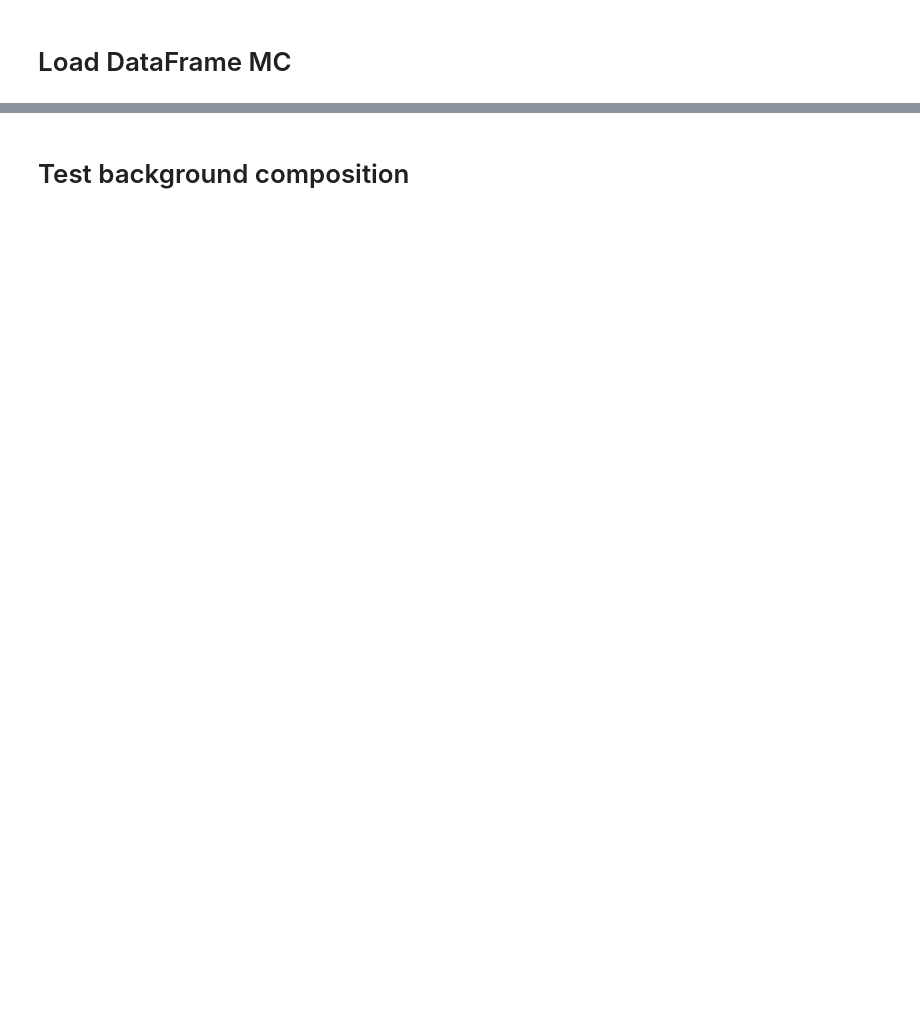
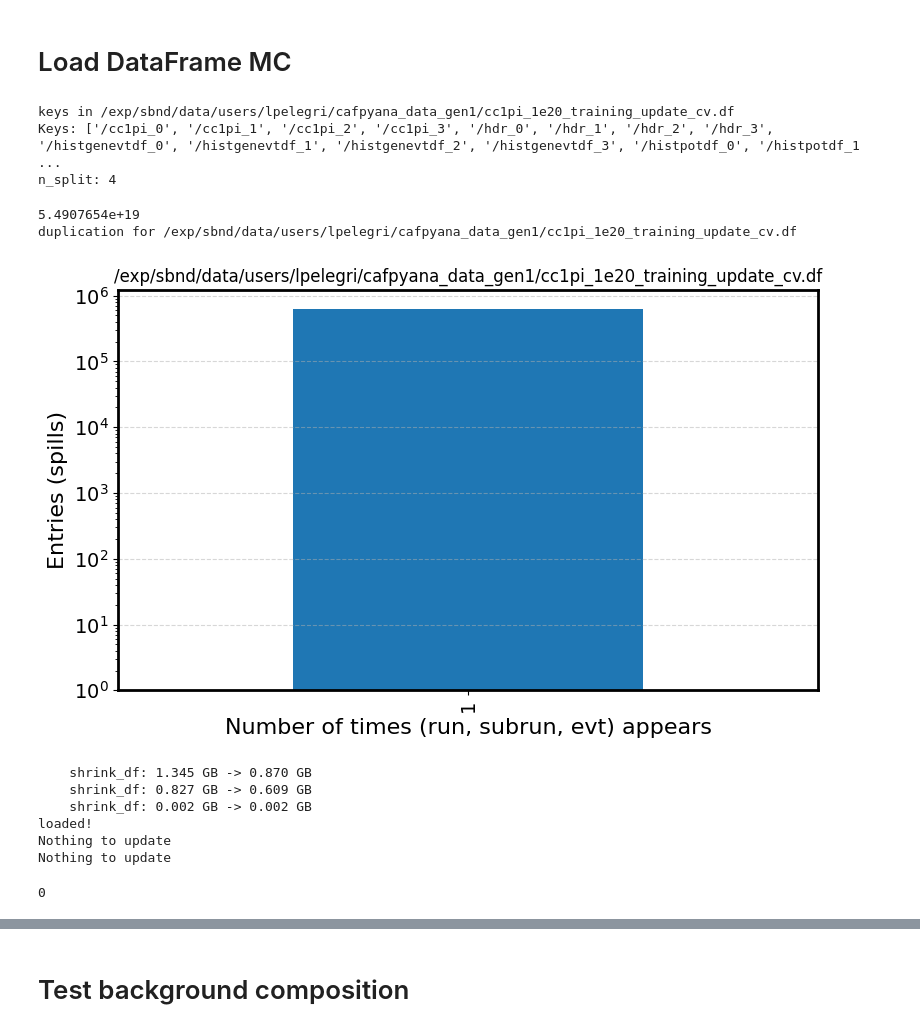
Before and after one commit to LuisPelegrina/cafpyana, a Jupyter notebook: analysis_village/cc1pi/DataMCComp/DataMCOnlyStat.ipynb, the cells around one changed output, grey strips where cells are left out. Cells and saved outputs as stored; diff of their text form; code cells hidden in the pictures; blank space fills up the shorter version.

```diff
--- a/analysis_village/cc1pi/DataMCComp/DataMCOnlyStat.ipynb
+++ b/analysis_village/cc1pi/DataMCComp/DataMCOnlyStat.ipynb
@@ -62,14 +70,28 @@ np.seterr(divide='ignore', invalid='ignore', over='ignore')
 # %%
 from cols_to_keep import *
 keys2load = ["cc1pi", "nudf", "hdr", "histpotdf"] ## keys from the configuration file
-bnb_path = "/exp/sbnd/data/users/lpelegri/cafpyana_data/cc1pi_1e20_training.df"
+bnb_path = "/exp/sbnd/data/users/lpelegri/cafpyana_data_gen1/cc1pi_1e20_training_update_cv.df"
 mc_bnb_df = load_df(bnb_path, keys2load, 100)
 mc_bnb_evt_df = mc_bnb_df['cc1pi']
 mc_bnb_nu_df = mc_bnb_df['nudf']
 mc_bnb_hdr_df = mc_bnb_df['hdr']
 cols_to_keep = truth_cols_to_keep_slim
 del mc_bnb_df
 gc.collect()
+# %% [output]
+keys in /exp/sbnd/data/users/lpelegri/cafpyana_data_gen1/cc1pi_1e20_training_update_cv.df
+Keys: ['/cc1pi_0', '/cc1pi_1', '/cc1pi_2', '/cc1pi_3', '/hdr_0', '/hdr_1', '/hdr_2', '/hdr_3', '/histgenevtdf_0', '/histgenevtdf_1', '/histgenevtdf_2', '/histgenevtdf_3', '/histpotdf_0', '/histpotdf_1 ...
+n_split: 4
+5.4907654e+19
+duplication for /exp/sbnd/data/users/lpelegri/cafpyana_data_gen1/cc1pi_1e20_training_update_cv.df
+[figure, added]
+    shrink_df: 1.345 GB -> 0.870 GB
+    shrink_df: 0.827 GB -> 0.609 GB
+    shrink_df: 0.002 GB -> 0.002 GB
+loaded!
+Nothing to update
+Nothing to update
+0
 # %%
 #Load data
 keys2load = ["cc1pi", "hdr", "histpotdf"] ## keys from the configuration file
```
Also changed, not shown: parts of 7 cells of this notebook, 27 other files.
